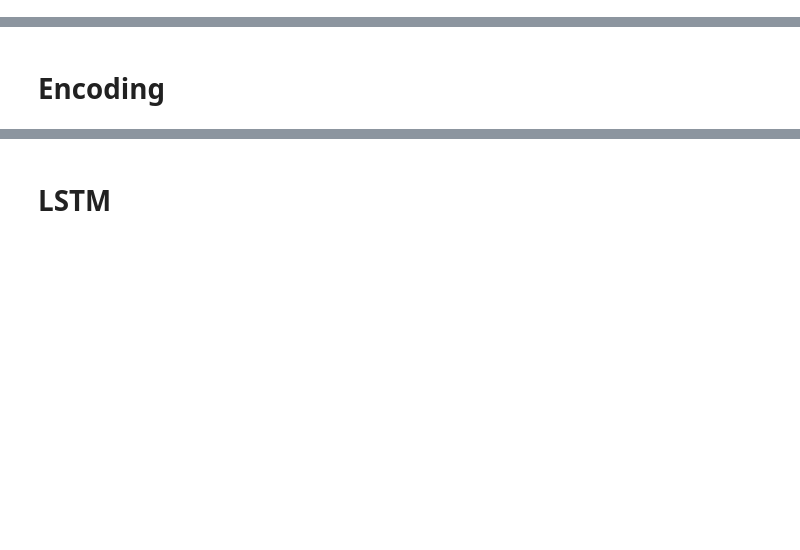
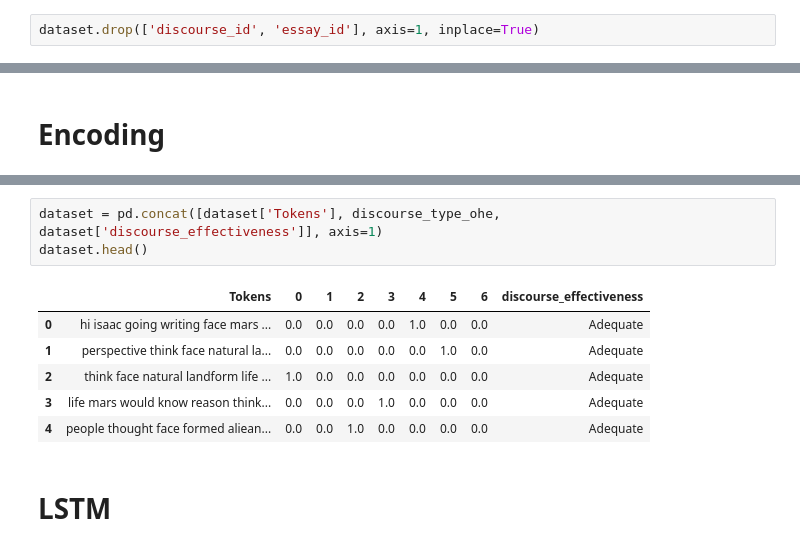
Before and after one commit to PriyeshDave/Kaggle-Competitions, a Jupyter notebook: Predicting Effective Arguments/Code/Modeling.ipynb, the cells around one changed output, grey strips where cells are left out. Drawn from its saved outputs; the diff is of its cells as text; blank space fills up the shorter version.

```diff
--- a/Predicting Effective Arguments/Code/Modeling.ipynb
+++ b/Predicting Effective Arguments/Code/Modeling.ipynb
@@ -34,3 +48,5 @@ dataset.head()
 | 2 | c22adee811b6 | 007ACE74B050 | I think that the face is a natura... | Claim | Adequate | think face natural landform life ... |
 | 3 | a10d361e54e4 | 007ACE74B050 | If life was on Mars, we would kno... | Evidence | Adequate | life mars would know reason think... |
 | 4 | db3e453ec4e2 | 007ACE74B050 | People thought that the face was ... | Counterclaim | Adequate | people thought face formed aliean... |
+# %%
+dataset.drop(['discourse_id', 'essay_id'], axis=1, inplace=True)
@@ -75,3 +105,13 @@ dataset.head()
+# %%
+dataset = pd.concat([dataset['Tokens'], discourse_type_ohe, dataset['discourse_effectiveness']], axis=1)
+dataset.head()
+# %% [output]
+|  | Tokens | 0 | 1 | 2 | 3 | 4 | 5 | 6 | discourse_effectiveness |
+| 0 | hi isaac going writing face mars ... | 0.0 | 0.0 | 0.0 | 0.0 | 1.0 | 0.0 | 0.0 | Adequate |
+| 1 | perspective think face natural la... | 0.0 | 0.0 | 0.0 | 0.0 | 0.0 | 1.0 | 0.0 | Adequate |
+| 2 | think face natural landform life ... | 1.0 | 0.0 | 0.0 | 0.0 | 0.0 | 0.0 | 0.0 | Adequate |
+| 3 | life mars would know reason think... | 0.0 | 0.0 | 0.0 | 1.0 | 0.0 | 0.0 | 0.0 | Adequate |
+| 4 | people thought face formed aliean... | 0.0 | 0.0 | 1.0 | 0.0 | 0.0 | 0.0 | 0.0 | Adequate |
 # %% [markdown]
 # LSTM
 # %%
```
Also changed, not shown: parts of 25 cells of this notebook.
